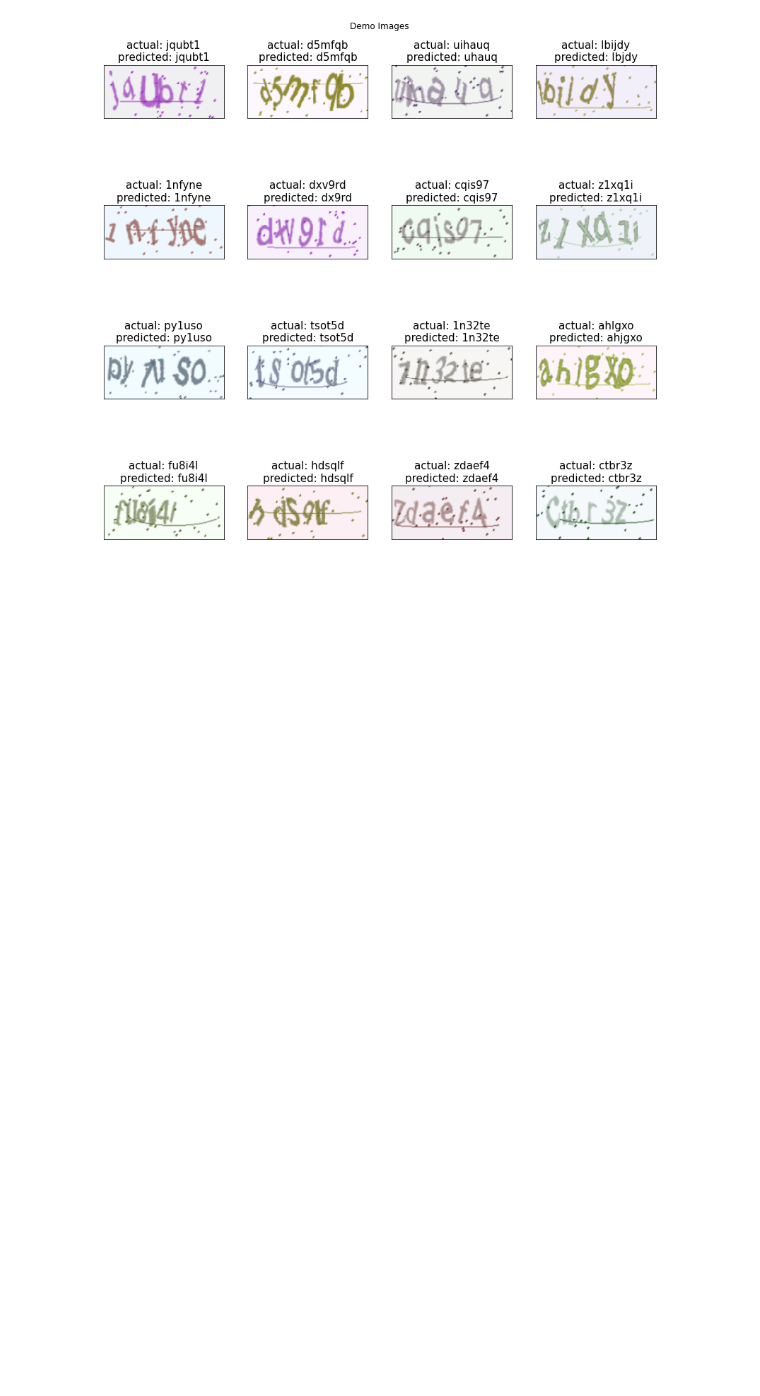
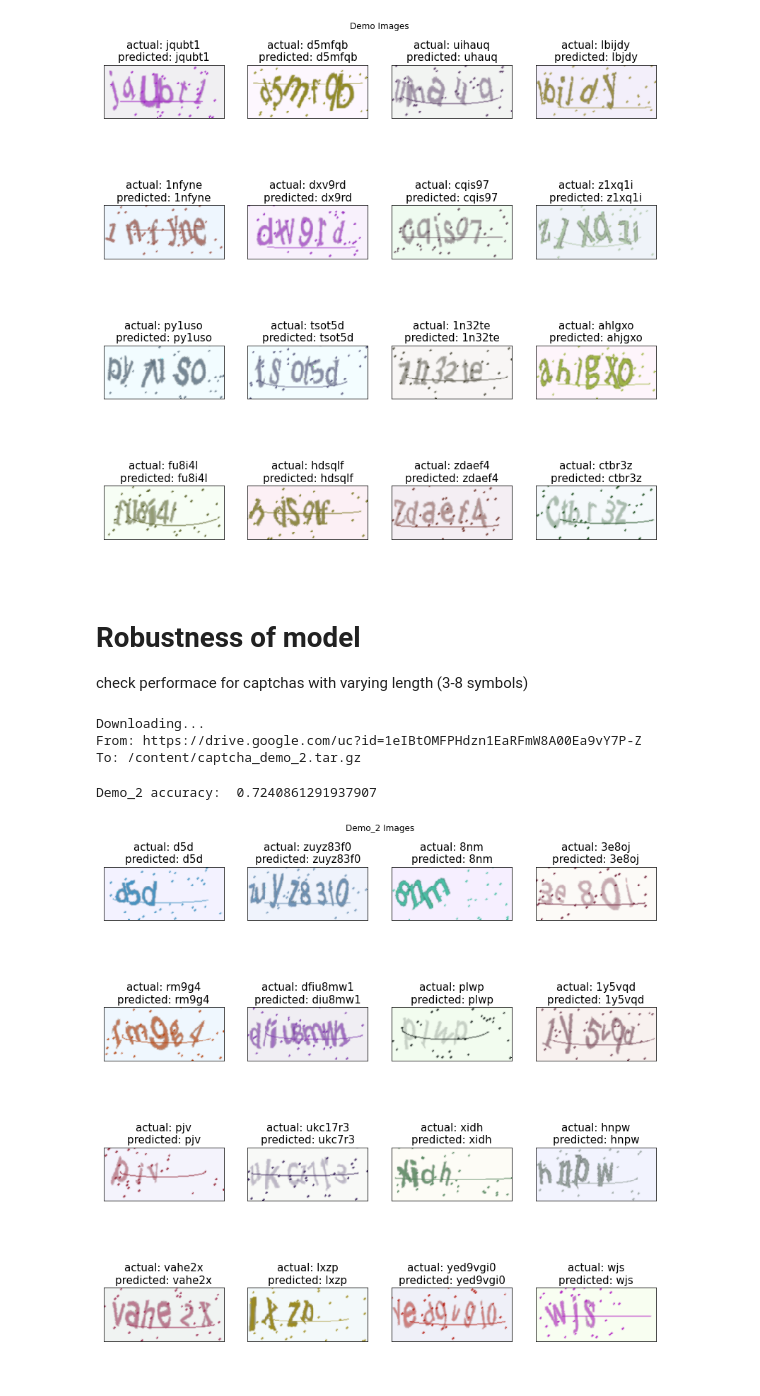
Before and after one commit to Strojove-uceni/final-projects-i_am_not_a_robot, a Jupyter notebook: results.ipynb, the cells around one changed output. Drawn from its saved outputs; the diff is of its cells as text; code cells hidden in the pictures; blank space fills up the shorter version.

```diff
--- a/results.ipynb
+++ b/results.ipynb
@@ -382,3 +382,66 @@ for i in range(16):
     plt.title('actual: ' + result[0] + '\n' + 'predicted: ' + result[2], color='k', fontsize=15)
 # %% [output]
 [figure]
+# %% [markdown]
+# Robustness of model
+
+check performace for captchas with varying length (3-8 symbols)
+# %%
+folder = 'demo_2'
+
+# load demo_2 data
+# available at https://drive.google.com/file/d/1eIBtOMFPHdzn1EaRFmW8A00Ea9vY7P-Z or at GitHub subfolder 'samples'
+
+!gdown --id 1eIBtOMFPHdzn1EaRFmW8A00Ea9vY7P-Z
+
+# create folders to unzip data
+! mkdir '{folder}'
+
+# unzip data
+Archive('captcha_{}.tar.gz'.format(folder)).extractall(folder)
+
+labels = os.listdir('{}/{}'.format(folder,folder))
+
+# create dataloaders
+dataset_2 = Custom_Dataset('{}/{}'.format(folder,folder), labels)
+loader_2 = torch.utils.data.DataLoader(dataset_2, batch_size=batch_size, num_workers=workers, shuffle=True)
+
+results_2 = pd.DataFrame(columns=['actual', 'prediction'])
+# train_loader = DataLoader(trainset, batch_size=16, num_workers=1, shuffle=False)
+with torch.no_grad():
+    for image_batch, text_batch in tqdm(loader_2, leave=True):
+        text_batch_logits = ctc(image_batch.to(device)) # [T, batch_size, num_classes==num_features]
+        text_batch_pred = decode_predictions(text_batch_logits.cpu())
+        #print(text_batch, text_batch_pred)
+        df = pd.DataFrame(columns=['actual', 'prediction'])
+        df['actual'] = text_batch
+        df['prediction'] = text_batch_pred
+        results_2 = pd.concat([results_2, df])
+results_2 = results_2.reset_index(drop=True)
+
+# correct predictions
+results_2['prediction_corrected'] = results_2['prediction'].apply(correct_prediction)
+# %% [output]
+Downloading...
+From: https://drive.google.com/uc?id=1eIBtOMFPHdzn1EaRFmW8A00Ea9vY7P-Z
+To: /content/captcha_demo_2.tar.gz
+# %%
+train_2_accuracy = accuracy_score(results_2['actual'], results_2['prediction_corrected'])
+print('Demo_2 accuracy: ', train_2_accuracy)
+# %% [output]
+Demo_2 accuracy:  0.7240861291937907
+# %%
+# view some images and predictions
+
+fig = plt.figure(figsize=(14,14))
+plt.axis("off")
+plt.title("Demo_2 Images")
+
+for i in range(16):
+    result = results_2.iloc[i]
+    ax = fig.add_subplot(4, 4, i + 1, xticks=[], yticks=[])
+    img = mpimg.imread('{}/{}/{}.png'.format(folder,folder,result[0]))
+    ax.imshow(img, interpolation='nearest')
+    plt.title('actual: ' + result[0] + '\n' + 'predicted: ' + result[2], color='k', fontsize=15)
+# %% [output]
+[figure, added]
```
Also changed, not shown: parts of 1 cell of this notebook.
